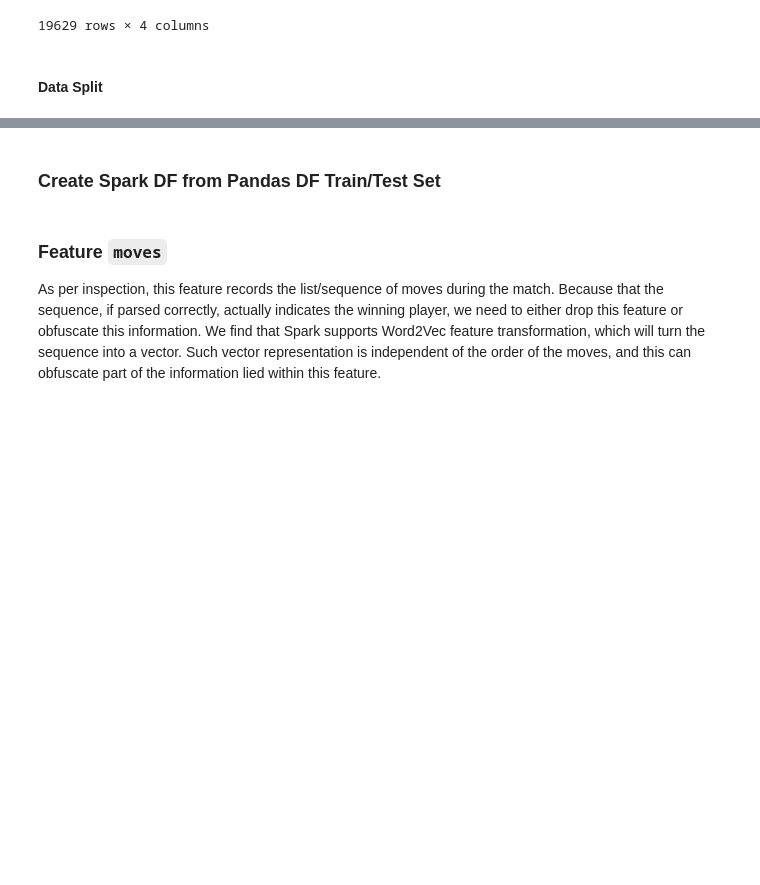
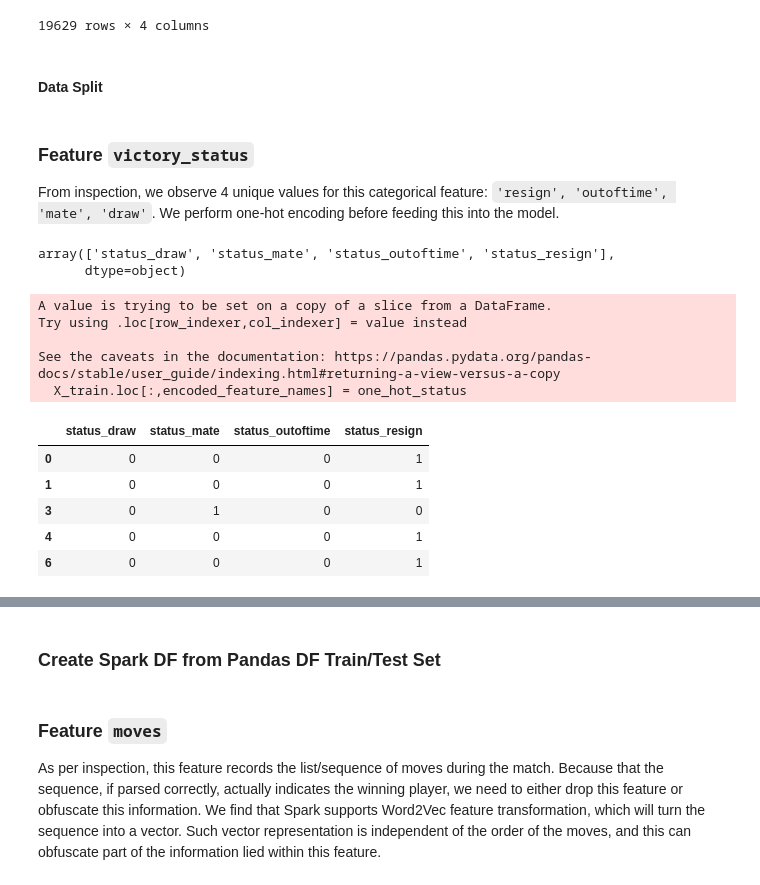
Before and after one commit to yuxiang-zhang/bigdata-spark-lichess, a Jupyter notebook: data_wrangling.ipynb, the cells around one changed output, grey strips where cells are left out. Drawn from its saved outputs; the diff is of its cells as text; code cells hidden in the pictures; blank space fills up the shorter version.

```diff
--- a/data_wrangling.ipynb
+++ b/data_wrangling.ipynb
@@ -168,0 +161,4 @@ y = df.select('winner')
+# %%
+splits = F.split(df.increment_code, '[+]')
+X = X.withColumn('clock', splits.getItem(0)).withColumn('increment', splits.getItem(1))
+X.select('clock', 'increment').tail(3)
@@ -168,0 +176,4 @@ y = df.select('winner')
+# %%
+# extract first letter from opening_eco
+X = X.withColumn('open_cat', X.opening_eco.substr(0, 1))
+X.select('open_cat').distinct().show()
@@ -209,11 +233,11 @@ from sklearn.model_selection import GroupShuffleSplit
 gss = GroupShuffleSplit(n_splits=1, test_size=0.2, random_state=seed)
 train_idx, test_idx = next(gss.split(X_pd, y_pd, groups=X_pd['white_id_num']))
 
-X_train = X_pd.loc[train_idx]
-y_train = y_pd.loc[train_idx]
+X_train = X_pd.iloc[train_idx]
+y_train = y_pd.iloc[train_idx]
 
-X_test = X_pd.loc[test_idx]
-y_test = y_pd.loc[test_idx]
+X_test = X_pd.iloc[test_idx]
+y_test = y_pd.iloc[test_idx]
 # %%
 # Proof that none of the IDs from the training set are present in the test set.
 x_train_values = set(X_train['white_id'].values)
@@ -224,3 +248,30 @@ for val in x_train_values:
   if val in x_test_values:
     count += 1
 assert count == 0, 'A group is present in both training and test sets'
+# %% [markdown]
+### Feature `victory_status`
+From inspection, we observe 4 unique values for this categorical feature: `'resign', 'outoftime', 'mate', 'draw'`. We perform one-hot encoding before feeding this into the model.
+# %%
+enc = OneHotEncoder(sparse=False, dtype=int, handle_unknown='ignore')
+enc.fit(X_train['victory_status'].to_numpy().reshape(-1, 1))
+encoded_feature_names = 'status_' + enc.categories_[0]
+encoded_feature_names
+# %% [output]
+array(['status_draw', 'status_mate', 'status_outoftime', 'status_resign'],
+      dtype=object)
+# %%
+one_hot_status = enc.transform(X_train['victory_status'].to_numpy().reshape(-1, 1))
+X_train.loc[:,encoded_feature_names] = one_hot_status
+X_train[encoded_feature_names].head()
+# %% [output]
+A value is trying to be set on a copy of a slice from a DataFrame.
+Try using .loc[row_indexer,col_indexer] = value instead
+
+See the caveats in the documentation: https://pandas.pydata.org/pandas-docs/stable/user_guide/indexing.html#returning-a-view-versus-a-copy
+  X_train.loc[:,encoded_feature_names] = one_hot_status
+|  | status_draw | status_mate | status_outoftime | status_resign |
+| 0 | 0 | 0 | 0 | 1 |
+| 1 | 0 | 0 | 0 | 1 |
+| 3 | 0 | 1 | 0 | 0 |
+| 4 | 0 | 0 | 0 | 1 |
+| 6 | 0 | 0 | 0 | 1 |
```
Also changed, not shown: parts of 17 cells of this notebook.
